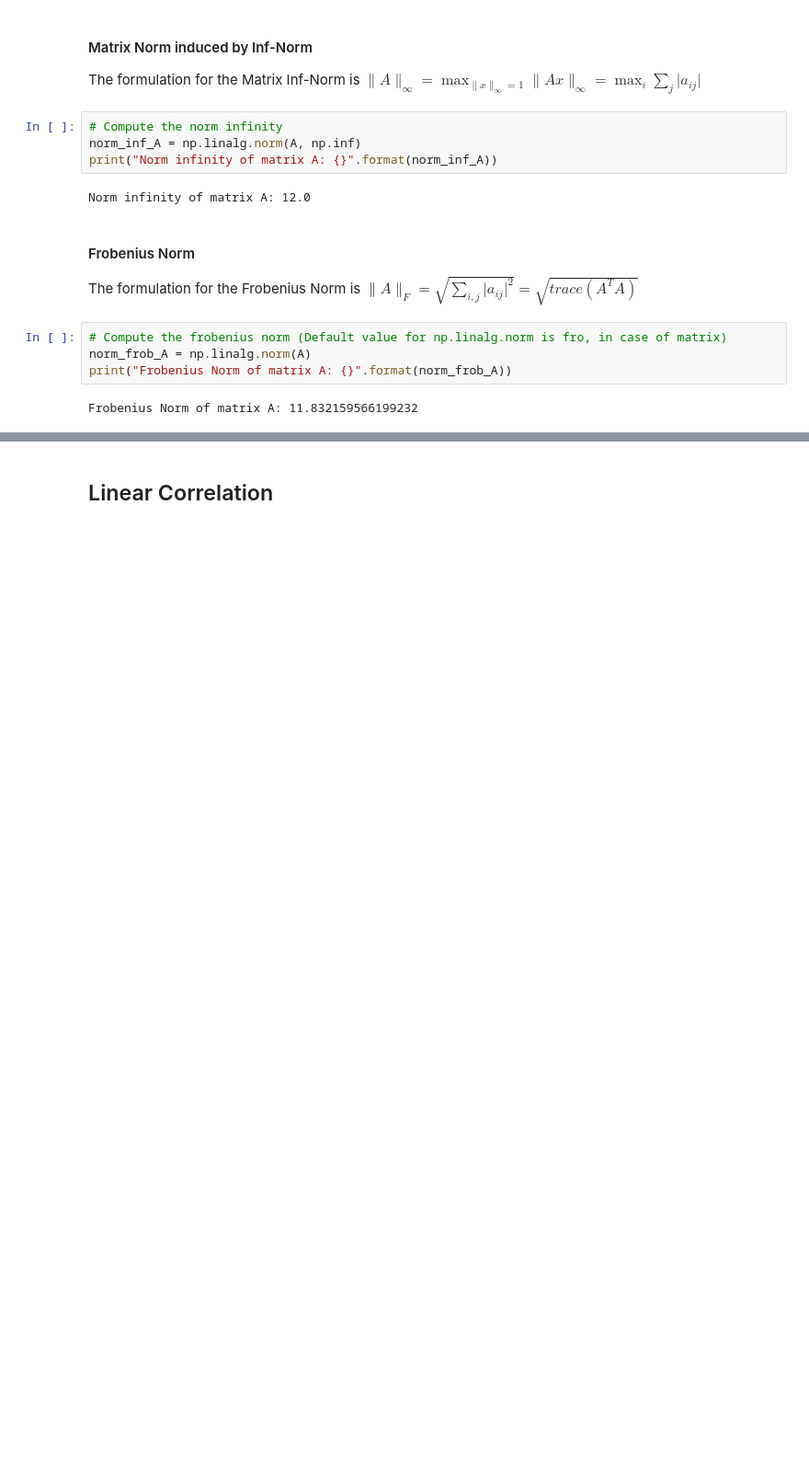
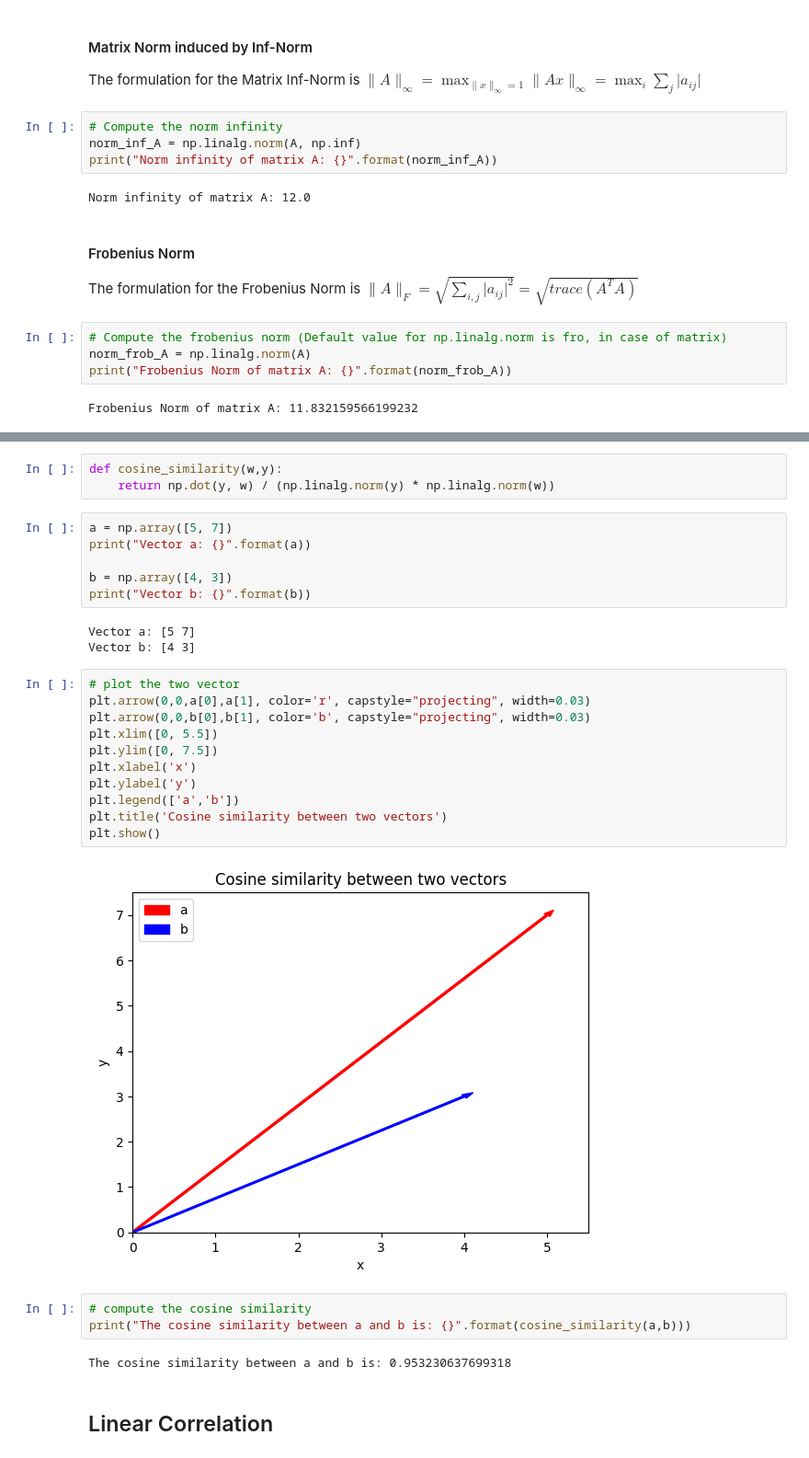
Before and after one commit to LeonardoSaccotelli/Numerical-Methods-For-Computer-Science, a Jupyter notebook: Py-Ex/num-methods-ex/4-Norms-Cosine-Similarity-Linear-Correlation-Text-Mining/Norms-Cosine-Similarity-Linear-Correlation.ipynb, the cells around one changed output, grey strips where cells are left out. Shown at 92% size. Cells and saved outputs as stored; diff of their text form; blank space fills up the shorter version.

Commit message:
Update Norms-Cosine-Similarity-Linear-Correlation.ipynb
- Defined cosine similarity example

```diff
--- a/Py-Ex/num-methods-ex/4-Norms-Cosine-Similarity-Linear-Correlation-Text-Mining/Norms-Cosine-Similarity-Linear-Correlation.ipynb
+++ b/Py-Ex/num-methods-ex/4-Norms-Cosine-Similarity-Linear-Correlation-Text-Mining/Norms-Cosine-Similarity-Linear-Correlation.ipynb
@@ -108,2 +119,32 @@ Frobenius Norm of matrix A: 11.832159566199232
+# %%
+def cosine_similarity(w,y):
+    return np.dot(y, w) / (np.linalg.norm(y) * np.linalg.norm(w))
+# %%
+a = np.array([5, 7])
+print("Vector a: {}".format(a))
+
+b = np.array([4, 3])
+print("Vector b: {}".format(b))
+# %% [output]
+Vector a: [5 7]
+Vector b: [4 3]
+# %%
+# plot the two vector
+plt.arrow(0,0,a[0],a[1], color='r', capstyle="projecting", width=0.03)
+plt.arrow(0,0,b[0],b[1], color='b', capstyle="projecting", width=0.03)
+plt.xlim([0, 5.5])
+plt.ylim([0, 7.5])
+plt.xlabel('x')
+plt.ylabel('y')
+plt.legend(['a','b'])
+plt.title('Cosine similarity between two vectors')
+plt.show()
+# %% [output]
+[figure, added]
+# %%
+# compute the cosine similarity
+print("The cosine similarity between a and b is: {}".format(cosine_similarity(a,b)))
+# %% [output]
+The cosine similarity between a and b is: 0.953230637699318
 # %% [markdown]
 ## Linear Correlation
```
Also changed, not shown: parts of 3 cells of this notebook.
